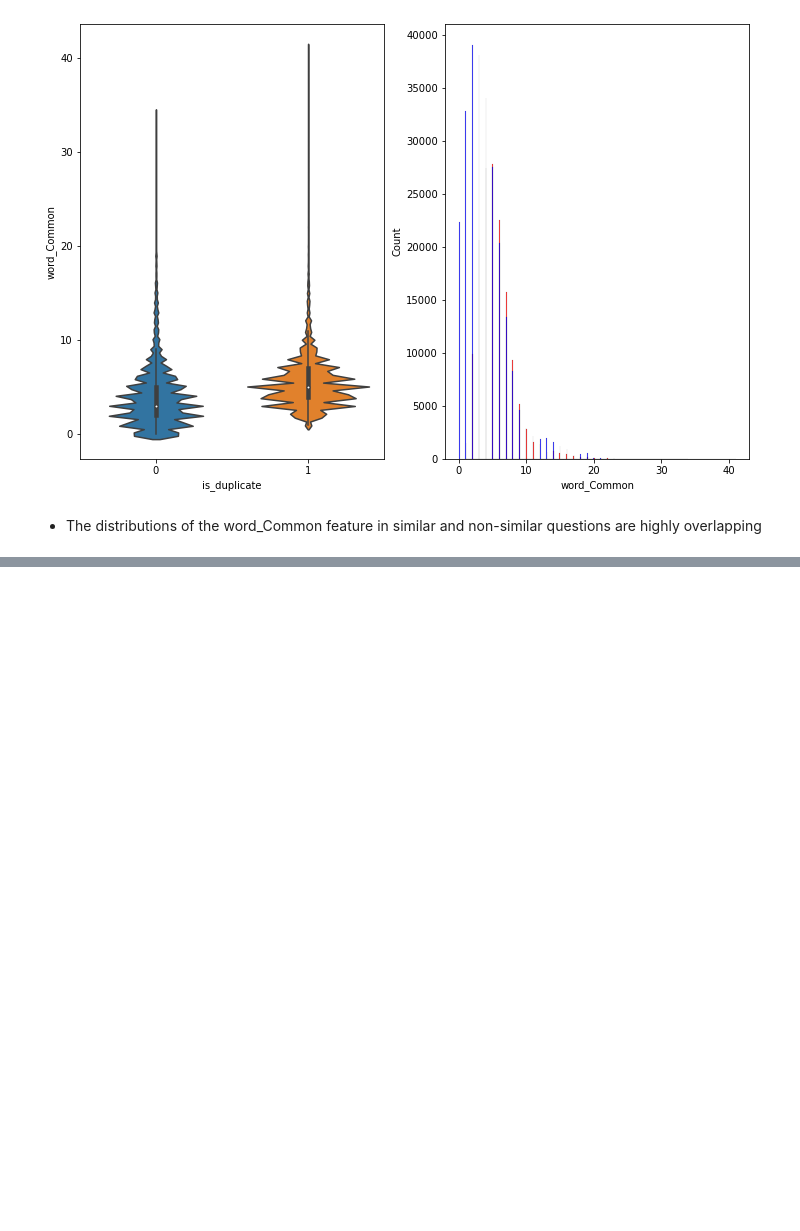
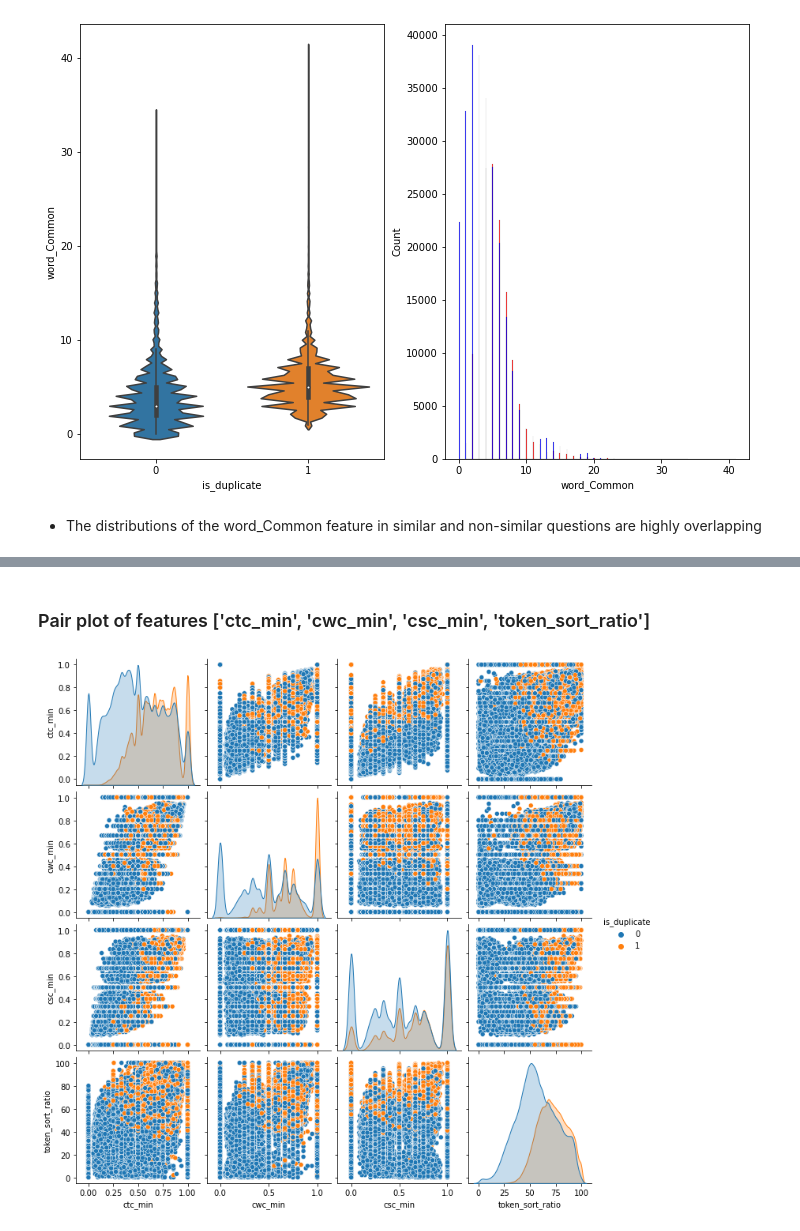
Before and after one commit to Udaykumar447/Real-World-Data-Science-Projects, a Jupyter notebook: Machine Learning Projects/Quora Question Pair Similarity Problem/Quora Question Pair Similarity Problem.ipynb, the cells around one changed output, grey strips where cells are left out. Cells and saved outputs as stored; diff of their text form; code cells hidden in the pictures; blank space fills up the shorter version.

```diff
--- a/Machine Learning Projects/Quora Question Pair Similarity Problem/Quora Question Pair Similarity Problem.ipynb
+++ b/Machine Learning Projects/Quora Question Pair Similarity Problem/Quora Question Pair Similarity Problem.ipynb
@@ -285,3 +285,6 @@ plt.show()
 [figure]
 # %% [markdown]
 - The distributions of the word_Common feature in similar and non-similar questions are highly overlapping
+# %%
+data = data.fillna('')
+data.head()
@@ -287,0 +483,35 @@ plt.show()
+# %%
+# defining function to extract features
+def extract_features(df):
+    # preprocessing each question
+    df["question1"] = df["question1"].fillna("").apply(preprocess)
+    df["question2"] = df["question2"].fillna("").apply(preprocess)
+
+    print("token features...")
+
+    # Merging Features with dataset
+
+    token_features = df.apply(lambda x: get_token_features(x["question1"], x["question2"]), axis=1)
+
+    df["cwc_min"]       = list(map(lambda x: x[0], token_features))
+    df["cwc_max"]       = list(map(lambda x: x[1], token_features))
+    df["csc_min"]       = list(map(lambda x: x[2], token_features))
+    df["csc_max"]       = list(map(lambda x: x[3], token_features))
+    df["ctc_min"]       = list(map(lambda x: x[4], token_features))
+    df["ctc_max"]       = list(map(lambda x: x[5], token_features))
+    df["last_word_eq"]  = list(map(lambda x: x[6], token_features))
+    df["first_word_eq"] = list(map(lambda x: x[7], token_features))
+    df["abs_len_diff"]  = list(map(lambda x: x[8], token_features))
+    df["mean_len"]      = list(map(lambda x: x[9], token_features))
+    print("fuzzy features..")
+    df["token_set_ratio"]       = df.apply(lambda x: fuzz.token_set_ratio(x["question1"], x["question2"]), axis=1)
+    # The token sort approach involves tokenizing the string in question, sorting the tokens alphabetically, and
+    # then joining them back into a string We then compare the transformed strings with a simple ratio().
+    df["token_sort_ratio"]      = df.apply(lambda x: fuzz.token_sort_ratio(x["question1"], x["question2"]), axis=1)
+    df["fuzz_ratio"]            = df.apply(lambda x: fuzz.QRatio(x["question1"], x["question2"]), axis=1)
+    df["fuzz_partial_ratio"]    = df.apply(lambda x: fuzz.partial_ratio(x["question1"], x["question2"]), axis=1)
+    df["longest_substr_ratio"]  = df.apply(lambda x: get_longest_substr_ratio(x["question1"], x["question2"]), axis=1)
+    return df
+# %%
+# Extracting the features
+data = extract_features(data)
@@ -287,0 +603,8 @@ plt.show()
+# %% [markdown]
+### Pair plot of features ['ctc_min', 'cwc_min', 'csc_min', 'token_sort_ratio']
+# %%
+n = data.shape[0]
+sns.pairplot(data[['ctc_min', 'cwc_min', 'csc_min', 'token_sort_ratio', 'is_duplicate']][0:n], hue='is_duplicate', vars=['ctc_min', 'cwc_min', 'csc_min', 'token_sort_ratio'])
+plt.show()
+# %% [output]
+[figure, added]
```
Also changed, not shown: parts of 33 cells of this notebook.
